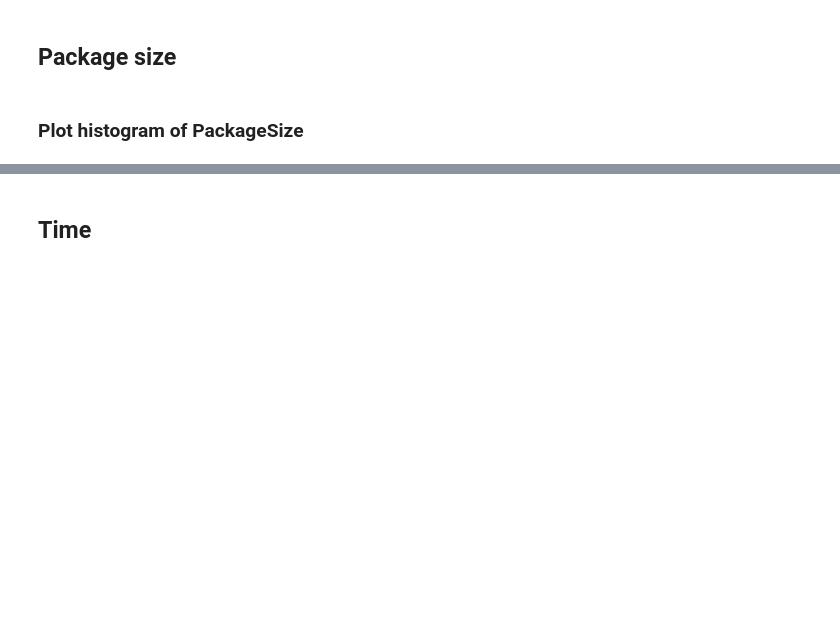
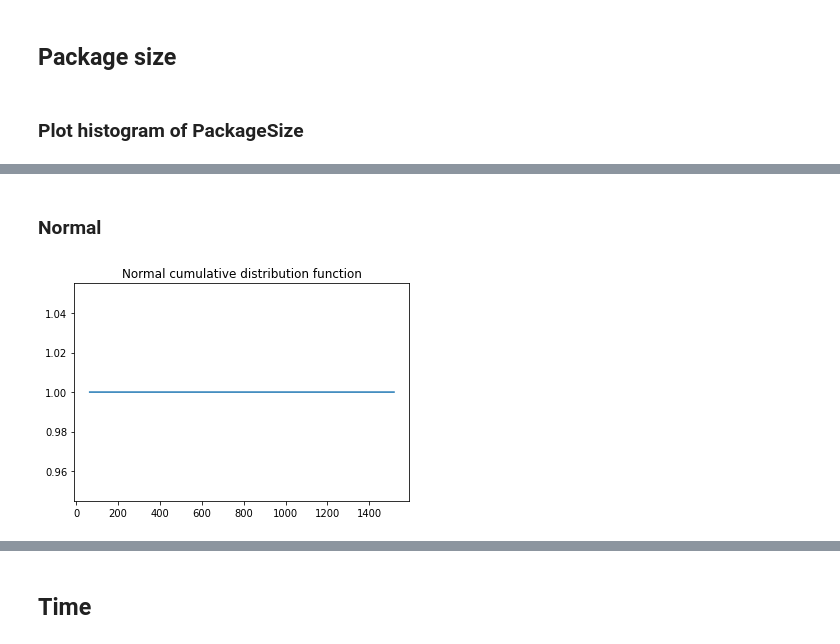
Before and after one commit to caioeverest/mscc, a Jupyter notebook: MSCC1.ipynb, the cells around one changed output, grey strips where cells are left out. Drawn from its saved outputs; the diff is of its cells as text; code cells hidden in the pictures; blank space fills up the shorter version.

```diff
--- a/MSCC1.ipynb
+++ b/MSCC1.ipynb
@@ -44,0 +72,15 @@ hist = df['PackageSize'].hist(bins = int(df_mediam))
+# %% [markdown]
+### Normal
+# %%
+ps_x = np.linspace(ps_min,ps_max,ps_count)
+#ps_y = norm.cdf(ps_array, ps_mean, ps_std)
+ps_y = norm.cdf(ps_array)
+
+plt.plot(ps_x, ps_y)
+
+plt.title('Normal cumulative distribution function')
+
+plt.show()
+plt.close()
+# %% [output]
+[figure, added]
```
Also changed, not shown: parts of 26 cells of this notebook, 2 other files.
